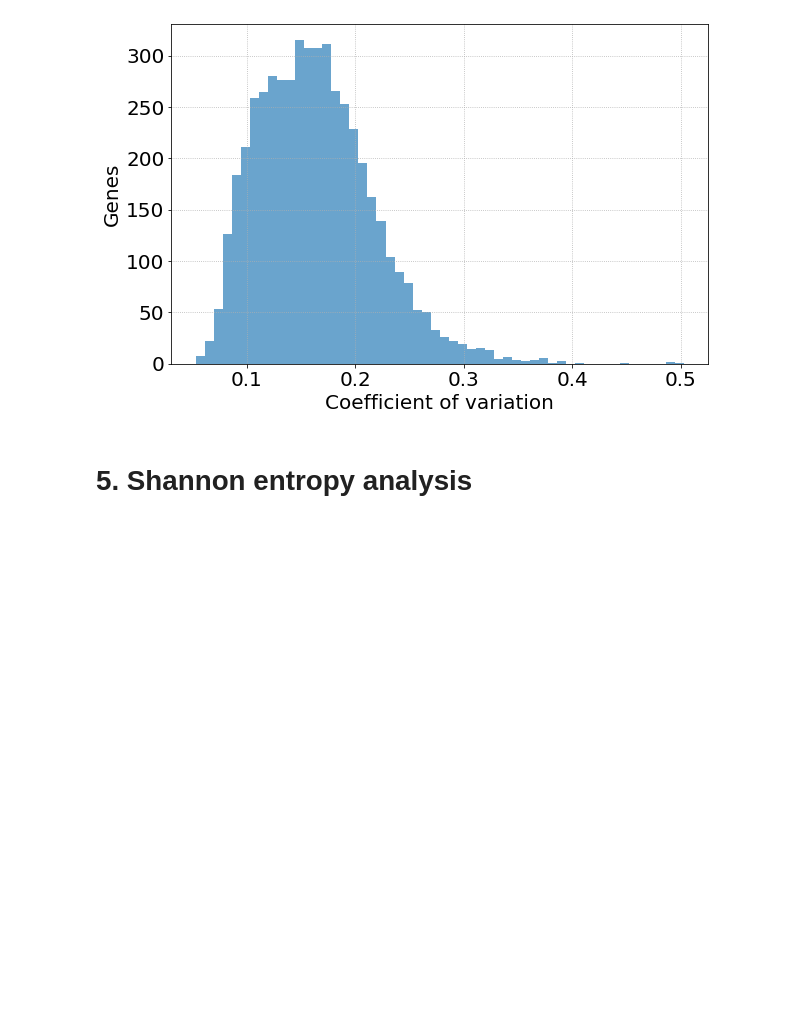
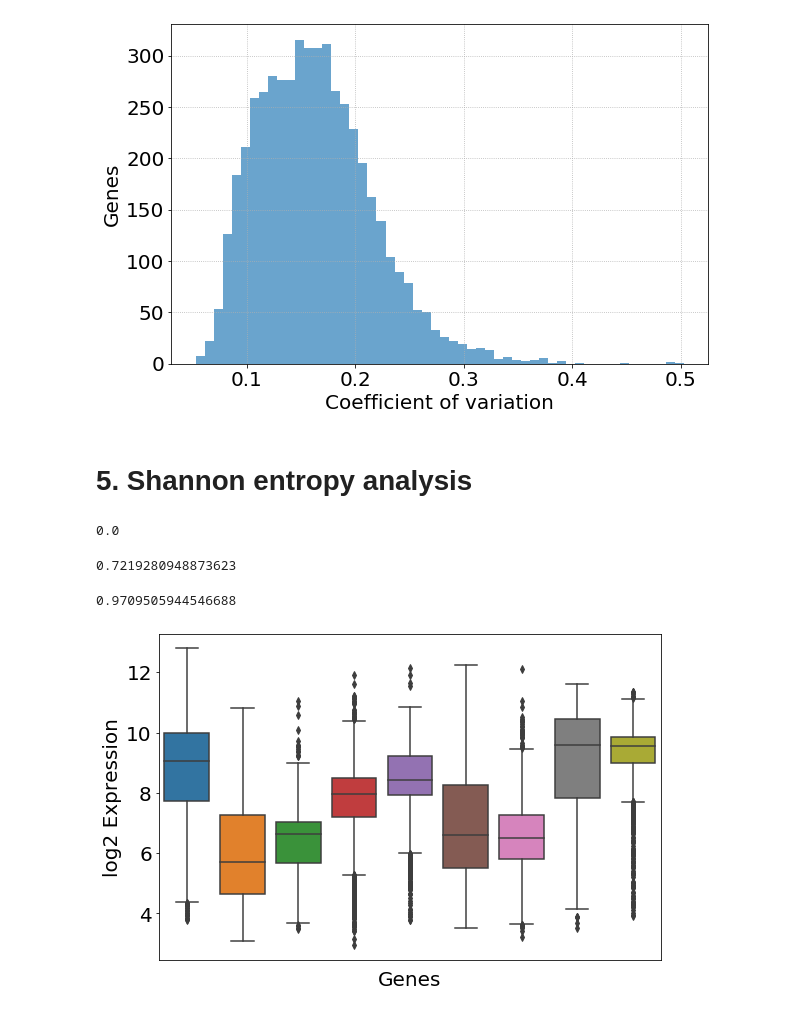
Before and after one commit to farhad-zare/Endo-Gene-, a Jupyter notebook: TSNE& Umap/dimensionality_reduction_analysis.ipynb, the cells around one changed output. Drawn from its saved outputs; the diff is of its cells as text; code cells hidden in the pictures; blank space fills up the shorter version.

Commit message:
Entropy

```diff
--- a/TSNE& Umap/dimensionality_reduction_analysis.ipynb
+++ b/TSNE& Umap/dimensionality_reduction_analysis.ipynb
@@ -9,9 +11,9 @@ matplotlib.rcParams.update({'font.size':20, 'font.family':'FreeSans', 'xtick.lab
 # 0. user-defined data
 # %%
 # files should not have spaces
-optimal_data_set_file = '/Users/adrian/gd15/hi/research/endo RIIA/shared/data/optimal_dataset.csv'
-optimal_data_set_names_file = '/Users/adrian/gd15/hi/research/endo RIIA/shared/data/optimal_dataset_list.csv'
-metadata_folder = '/Users/adrian/gd15/hi/research/endo RIIA/shared/metadata/'
+optimal_data_set_file = '/Users/farhadzare/Desktop/Endothelium/optimal_dataset.csv'
+optimal_data_set_names_file = '/Users/farhadzare/Desktop/Endothelium/optimal_dataset_list.csv'
+metadata_folder = '/Users/farhadzare/Desktop/Endothelium/metadata/'
 # %% [markdown]
 # 1. read data & metadata
 # %% [markdown]
@@ -65,7 +67,7 @@ print(len(working_studies_metadata_files), working_studies_metadata_files[:5])
 tissues_of_origin = []
 for element in working_studies_metadata_files:
     file = metadata_folder + element
-    df = pandas.read_csv(file)
+    df = pandas.read_csv(file, encoding='latin1')
 
     # check that species is human
     species = list(set(df['Species'].to_list()))
@@ -411,0 +452,4 @@ matplotlib.pyplot.tight_layout()
+# %%
+Entropy(pandas.Series(A_List_For_Test).value_counts())
+# %% [output]
+0.0
@@ -411,0 +458,4 @@ matplotlib.pyplot.tight_layout()
+# %%
+Entropy(pandas.Series(A_List_For_Test1).value_counts())
+# %% [output]
+0.7219280948873623
@@ -411,0 +464,13 @@ matplotlib.pyplot.tight_layout()
+# %%
+Entropy(pandas.Series(A_List_For_Test2).value_counts())
+# %% [output]
+0.9709505944546688
+# %%
+matplotlib.pyplot.figure(figsize=(9, 6))
+g = seaborn.boxplot(data=expression_qn.T.iloc[:, 1:10], palette='tab10')
+g.set(xticklabels=[])
+g.tick_params(bottom=False)
+g.set(xlabel='Genes', ylabel='log2 Expression')
+matplotlib.pyplot.show()
+# %% [output]
+[figure, added]
```
Also changed, not shown: parts of 37 cells of this notebook.
